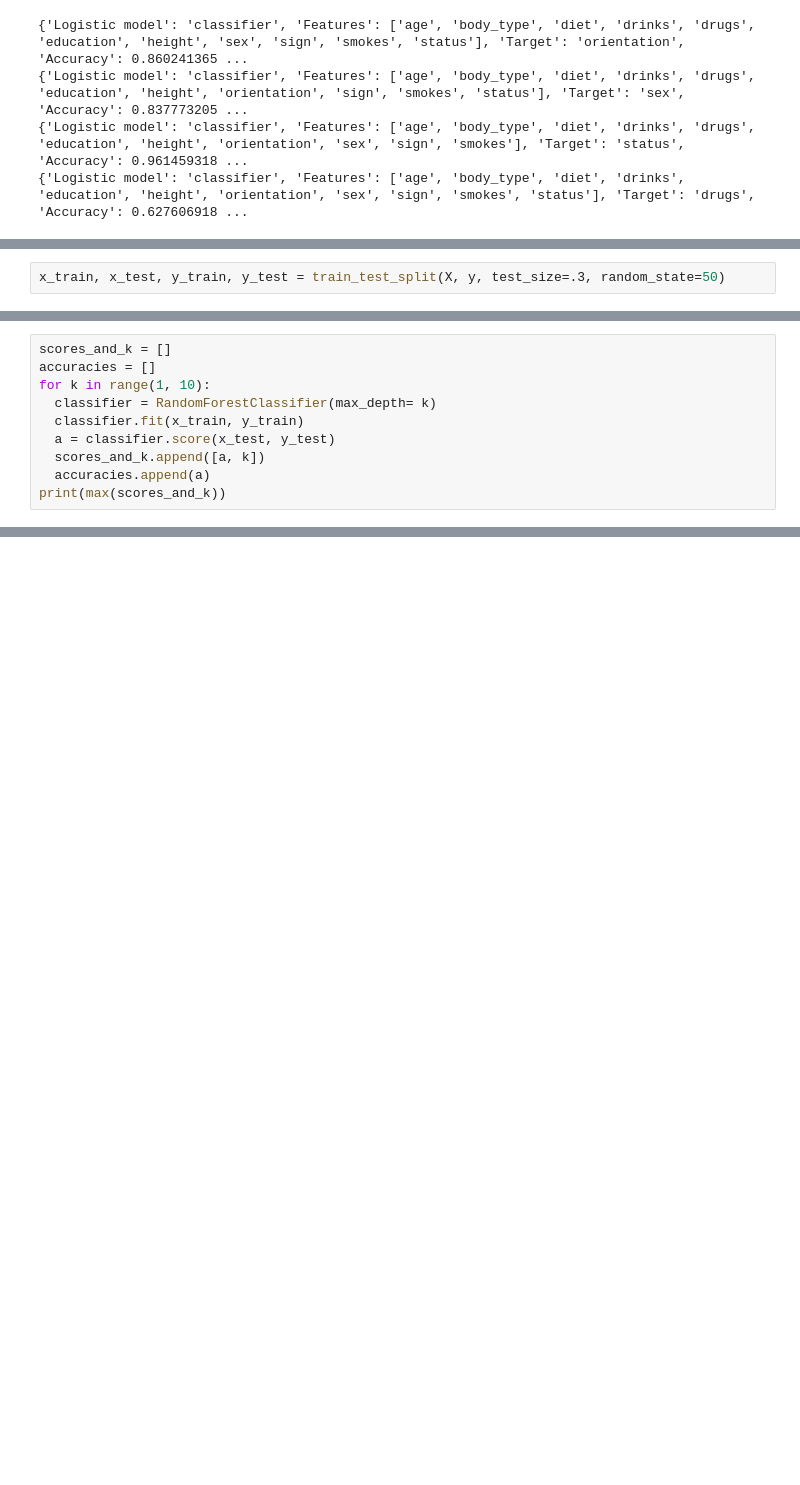
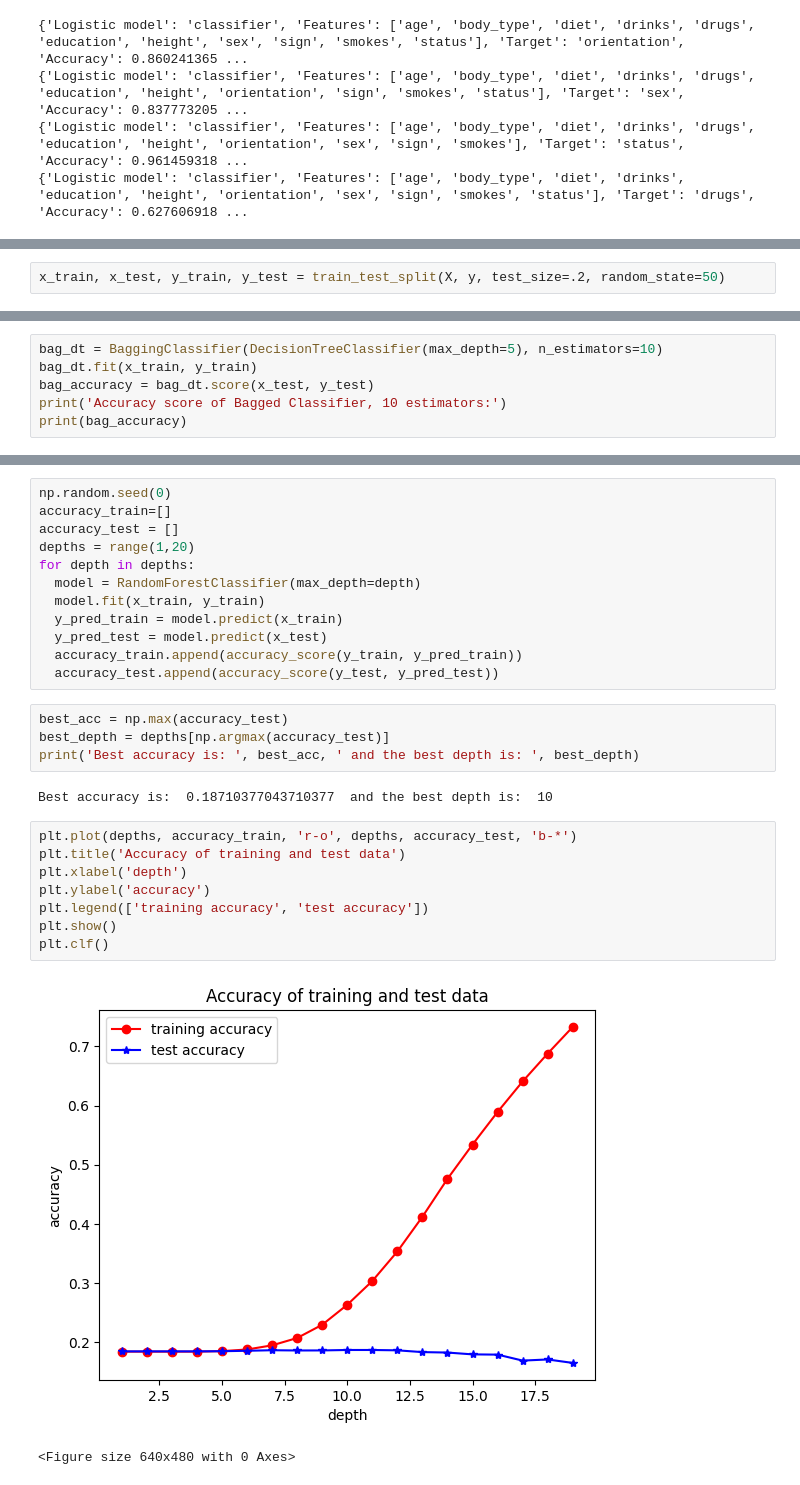
Before and after one commit to LiZoMark841619/OkCupid, a Jupyter notebook: OKCupid-Date-A-Scientist-Starter/date-a-scientist.ipynb, the cells around one changed output, grey strips where cells are left out. Drawn from its saved outputs; the diff is of its cells as text; blank space fills up the shorter version.

```diff
--- a/OKCupid-Date-A-Scientist-Starter/date-a-scientist.ipynb
+++ b/OKCupid-Date-A-Scientist-Starter/date-a-scientist.ipynb
@@ -392,2 +372,2 @@ X = StandardScaler().fit_transform(X)
 # %%
-x_train, x_test, y_train, y_test = train_test_split(X, y, test_size=.3, random_state=50)
+x_train, x_test, y_train, y_test = train_test_split(X, y, test_size=.2, random_state=50)
@@ -406,10 +373,0 @@ print(max(scores_and_k))
-# %%
-scores_and_k = []
-accuracies = []
-for k in range(1, 10):
-  classifier = RandomForestClassifier(max_depth= k)
-  classifier.fit(x_train, y_train)
-  a = classifier.score(x_test, y_test)
-  scores_and_k.append([a, k])
-  accuracies.append(a)
-print(max(scores_and_k))
@@ -417,0 +374,6 @@ print(max(scores_and_k))
+# %%
+bag_dt = BaggingClassifier(DecisionTreeClassifier(max_depth=5), n_estimators=10)
+bag_dt.fit(x_train, y_train)
+bag_accuracy = bag_dt.score(x_test, y_test)
+print('Accuracy score of Bagged Classifier, 10 estimators:')
+print(bag_accuracy)
@@ -417,0 +383,29 @@ print(max(scores_and_k))
+# %%
+np.random.seed(0)
+accuracy_train=[]
+accuracy_test = []
+depths = range(1,20)
+for depth in depths:
+  model = RandomForestClassifier(max_depth=depth)
+  model.fit(x_train, y_train)
+  y_pred_train = model.predict(x_train)
+  y_pred_test = model.predict(x_test)
+  accuracy_train.append(accuracy_score(y_train, y_pred_train))
+  accuracy_test.append(accuracy_score(y_test, y_pred_test))
+# %%
+best_acc = np.max(accuracy_test)
+best_depth = depths[np.argmax(accuracy_test)]
+print('Best accuracy is: ', best_acc, ' and the best depth is: ', best_depth)
+# %% [output]
+Best accuracy is:  0.18710377043710377  and the best depth is:  10
+# %%
+plt.plot(depths, accuracy_train, 'r-o', depths, accuracy_test, 'b-*')
+plt.title('Accuracy of training and test data')
+plt.xlabel('depth')
+plt.ylabel('accuracy')
+plt.legend(['training accuracy', 'test accuracy'])
+plt.show()
+plt.clf()
+# %% [output]
+[figure, added]
+<Figure size 640x480 with 0 Axes>
```
Also changed, not shown: parts of 16 cells of this notebook.
